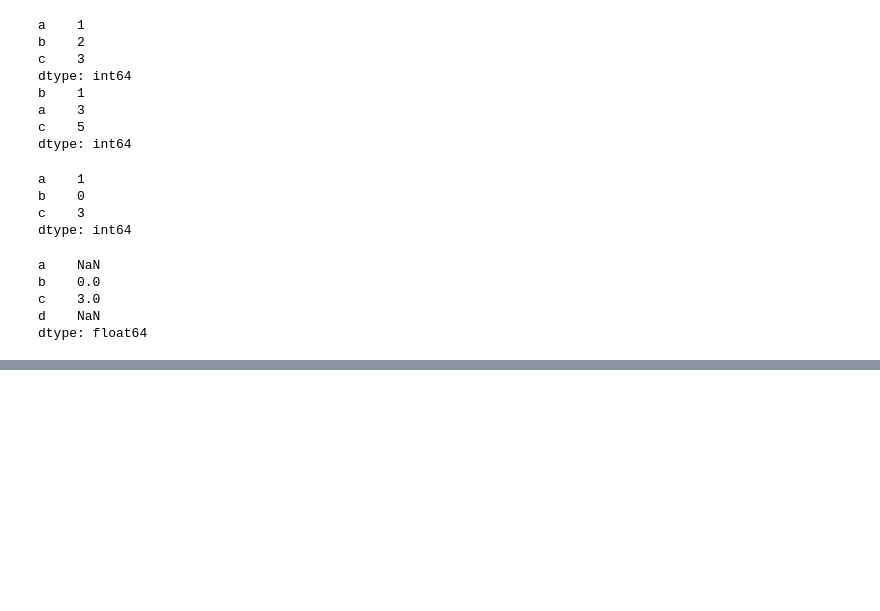
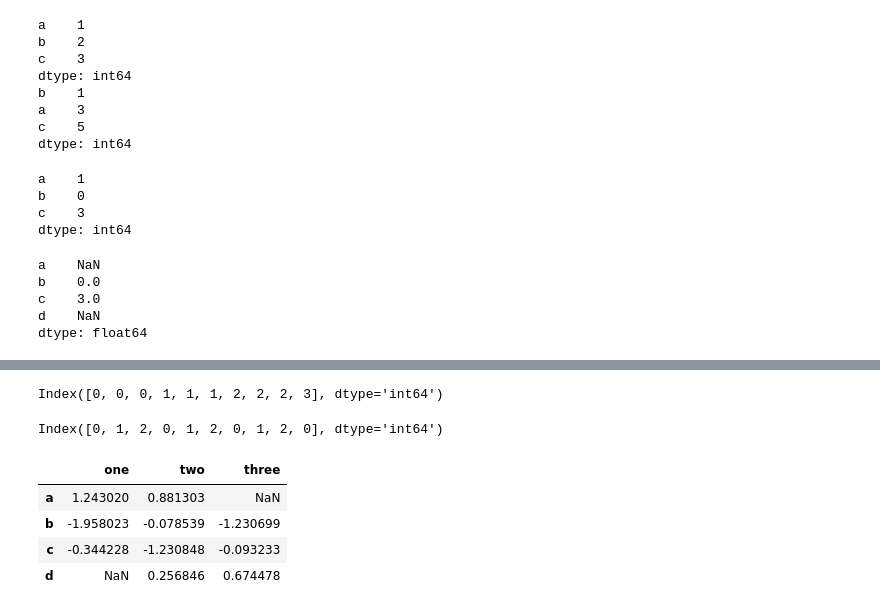
Before and after one commit to navyaanejathegreat/py_libraries, a Jupyter notebook: pandas.ipynb, the cells around one changed output, grey strips where cells are left out. Saved outputs shown, nothing was run; the diff lists cells and outputs as text; code cells hidden in the pictures; blank space fills up the shorter version.

```diff
--- a/pandas.ipynb
+++ b/pandas.ipynb
@@ -391,0 +424,25 @@ dtype: float64
+# %%
+idx = pd.Index(np.arange(10))
+div, rem = divmod(idx, 3)
+div
+# %% [output]
+Index([0, 0, 0, 1, 1, 1, 2, 2, 2, 3], dtype='int64')
+# %%
+rem
+# %% [output]
+Index([0, 1, 2, 0, 1, 2, 0, 1, 2, 0], dtype='int64')
+# %%
+df = pd.DataFrame(
+    {
+        "one": pd.Series(np.random.randn(3), index=["a", "b", "c"]),
+        "two": pd.Series(np.random.randn(4), index=["a", "b", "c", "d"]),
+        "three": pd.Series(np.random.randn(3), index=["b", "c", "d"]),
+    }
+)
+df
+# %% [output]
+|  | one | two | three |
+| a | 1.243020 | 0.881303 | NaN |
+| b | -1.958023 | -0.078539 | -1.230699 |
+| c | -0.344228 | -1.230848 | -0.093233 |
+| d | NaN | 0.256846 | 0.674478 |
```
Also changed, not shown: parts of 14 cells of this notebook.
